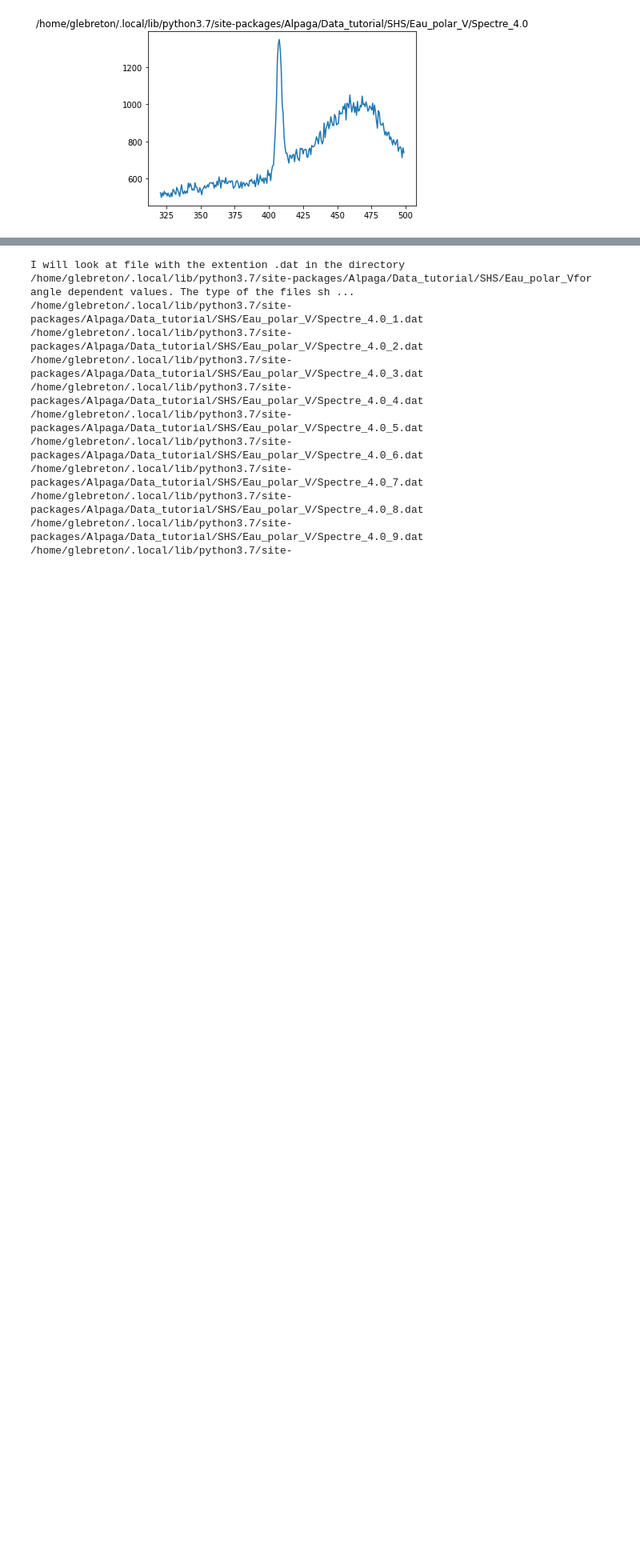
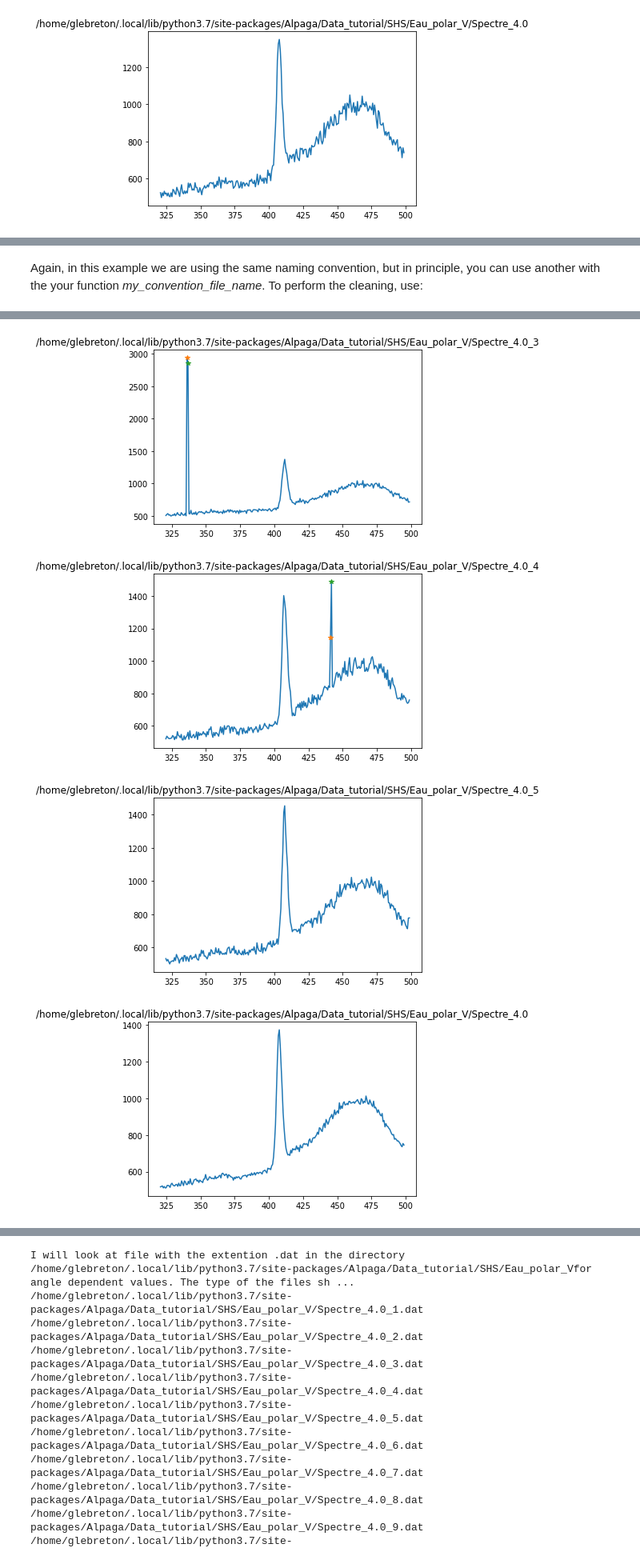
Before and after one commit to glb96/Alpaga, a Jupyter notebook: Tutorials/tutorial_spectra_analysis.ipynb, the cells around one changed output, grey strips where cells are left out. Shown at 80% size. Cells and saved outputs as stored; diff of their text form; code cells hidden in the pictures; blank space fills up the shorter version.

```diff
--- a/Tutorials/tutorial_spectra_analysis.ipynb
+++ b/Tutorials/tutorial_spectra_analysis.ipynb
@@ -226,15 +159,15 @@ The averaging will be done for iter within [1, 10]
 # %% [raw]
 If you want to not average and only clean the spectra, use a list of one single element:
 # %%
-directory = os.path.join(WORK_DIR, 'SHS/Eau_polar_V')
+directory = os.path.join(Dir_tuto_file, 'SHS/Eau_polar_V')
 prefix_file, L_files_angles, N_iter, extention = Alpaga.file_management.find_angle_iter_from_dir(directory)
 
 names = os.path.join(directory, prefix_file) + '_' + L_files_angles[0]
 
 N_iter = [2]
 
-L_mean_cleaning_n = [1, 1, 1, 3]
-L_mean_cleaning_evo_max = [2, 1.5, 1.4, 1.3]
+L_mean_cleaning_n = [1, 1, 1, 3] # see wiki
+L_mean_cleaning_evo_max = [2, 1.5, 1.4, 1.3] # see wiki
 
 L_lambda, L_spectra, _ = Alpaga.analyze_run.averaging_and_cleaning(names, N_iter, extention='.dat', type_cleaning='mean', L_mean_cleaning_n=L_mean_cleaning_n, L_mean_cleaning_evo_max=L_mean_cleaning_evo_max, show_spectra='all', figure_counter=1)
 # %% [output]
@@ -245,0 +184,17 @@ The averaging will be done for iter within [2]
+# %%
+def my_convention_file_name(prefixe, angle=False, iteration=False, extention='.dat'):
+    '''
+    This is in fact the Alpaga.file_management.standard_file_name function because we are dealing with the same data.
+    For your data, change the lines with the # change here
+    '''
+    if isinstance(angle, bool):
+        if isinstance(iteration, bool):
+            name = prefixe + extention # change here
+        else:
+            name = prefixe + '_' + iteration + extention # change here
+    else:
+        if isinstance(iteration, bool):
+            name = prefixe + '_' + angle + extention # change here
+        else:
+            name = prefixe + '_' + angle + '_' + iteration + extention # change here
+    return(name)
@@ -245,0 +223,24 @@ The averaging will be done for iter within [2]
+# %% [markdown]
+Again, in this example we are using the same naming convention, but in principle, you can use another with the your function *my_convention_file_name*. To perform the cleaning, use:
+# %%
+prefix_file = 'Spectre' # this should be define in function of your datas
+L_files_angles = ['4.0', '12.0', '24.0'] # this should be define in function of your datas
+N_iter = 5 # this should be define in function of your datas
+extention = '.dat' # this should be define in function of your datas
+
+# The cleaning procedure should be called for a single angle at a time:
+names = os.path.join(directory, prefix_file) + '_' + L_files_angles[0]
+
+# Your are giving a function as argument here:
+fct_name = my_convention_file_name # The function linking the names + iteration number + extention to the file
+
+
+L_mean_cleaning_n = [1, 1, 1, 3] # see wiki
+L_mean_cleaning_evo_max = [2, 1.5, 1.4, 1.3] # see wiki
+
+L_lambda, L_spectra, _ = Alpaga.analyze_run.averaging_and_cleaning(names, N_iter, extention='.dat',
+                                                                   fct_name=fct_name,
+                                                                   type_cleaning='mean', L_mean_cleaning_n=L_mean_cleaning_n,
+                                                                   L_mean_cleaning_evo_max=L_mean_cleaning_evo_max, show_spectra='all',
+                                                                   figure_counter=1)
+# %% [output]
@@ -245,0 +255,4 @@ The averaging will be done for iter within [2]
+[figure, added]
+[figure, added]
+[figure, added]
+[figure, added]
```
Also changed, not shown: parts of 67 cells of this notebook, 3 other files.
